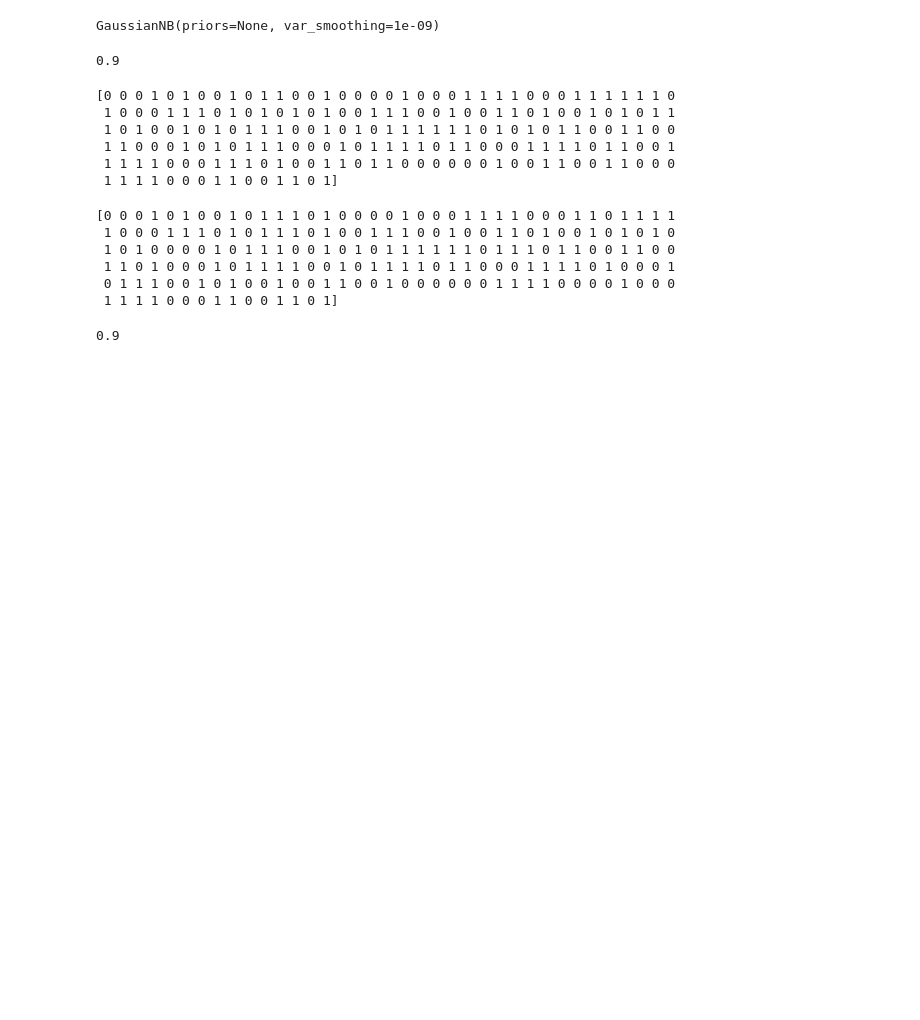
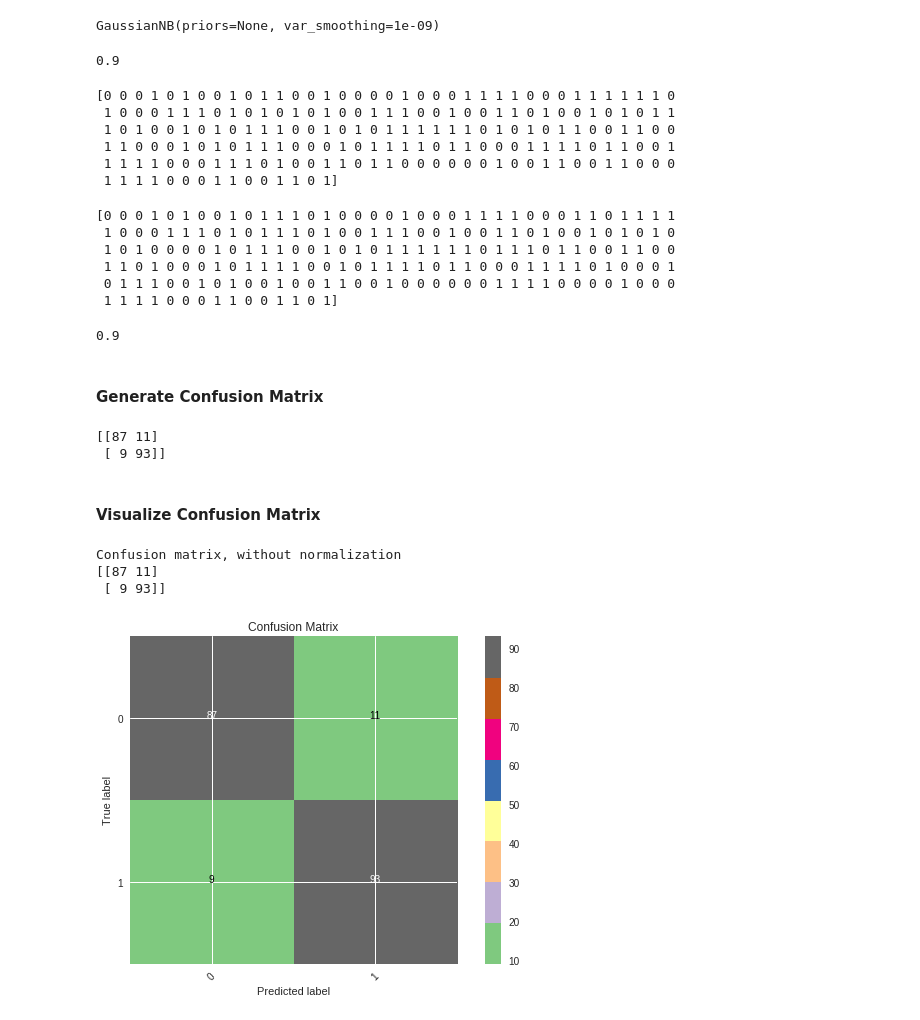
Before and after one commit to amitguptapc/Data_Science, a Jupyter notebook: 26. Naive Bayes Classifier/Gaussian Naive Bayes.ipynb, the cells around one changed output. Drawn from its saved outputs; the diff is of its cells as text; code cells hidden in the pictures; blank space fills up the shorter version.

Commit message:
Added Confusion Matrix

```diff
--- a/26. Naive Bayes Classifier/Gaussian Naive Bayes.ipynb
+++ b/26. Naive Bayes Classifier/Gaussian Naive Bayes.ipynb
@@ -52,3 +52,5 @@ acc = np.sum(y_pred==Y)/X.shape[0]
 print(acc)
 # %% [output]
 0.9
+# %% [markdown]
+#### Generate Confusion Matrix
@@ -54,0 +59,8 @@ print(acc)
+# %%
+cnf_matrix = confusion_matrix(Y,y_pred)
+print(cnf_matrix)
+# %% [output]
+[[87 11]
+ [ 9 93]]
+# %% [markdown]
+#### Visualize Confusion Matrix
@@ -54,0 +69,7 @@ print(acc)
+# %%
+cplot.plot_confusion_matrix(cnf_matrix,[0,1],normalize=False,title="Confusion Matrix",cmap=plt.cm.Accent)
+# %% [output]
+Confusion matrix, without normalization
+[[87 11]
+ [ 9 93]]
+[figure, added]
```
Also changed, not shown: parts of 2 cells of this notebook, 2 other files.
